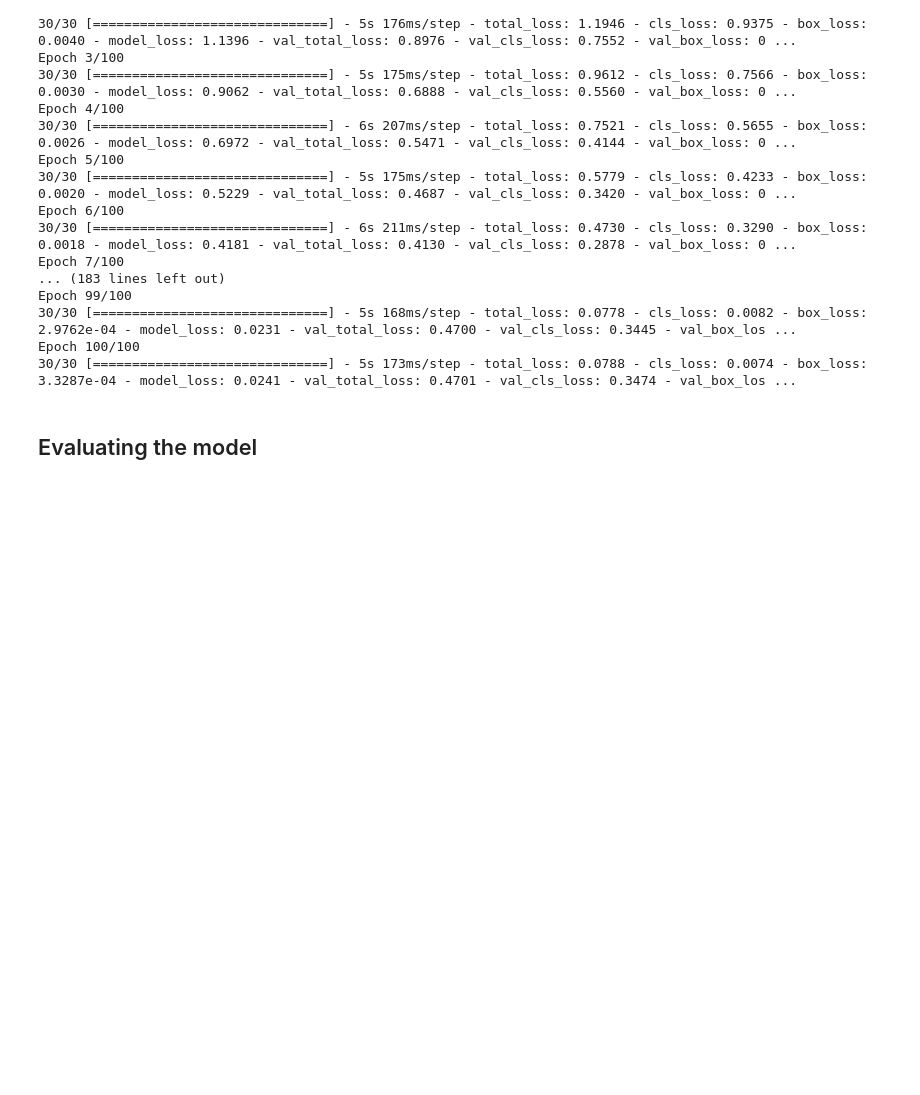
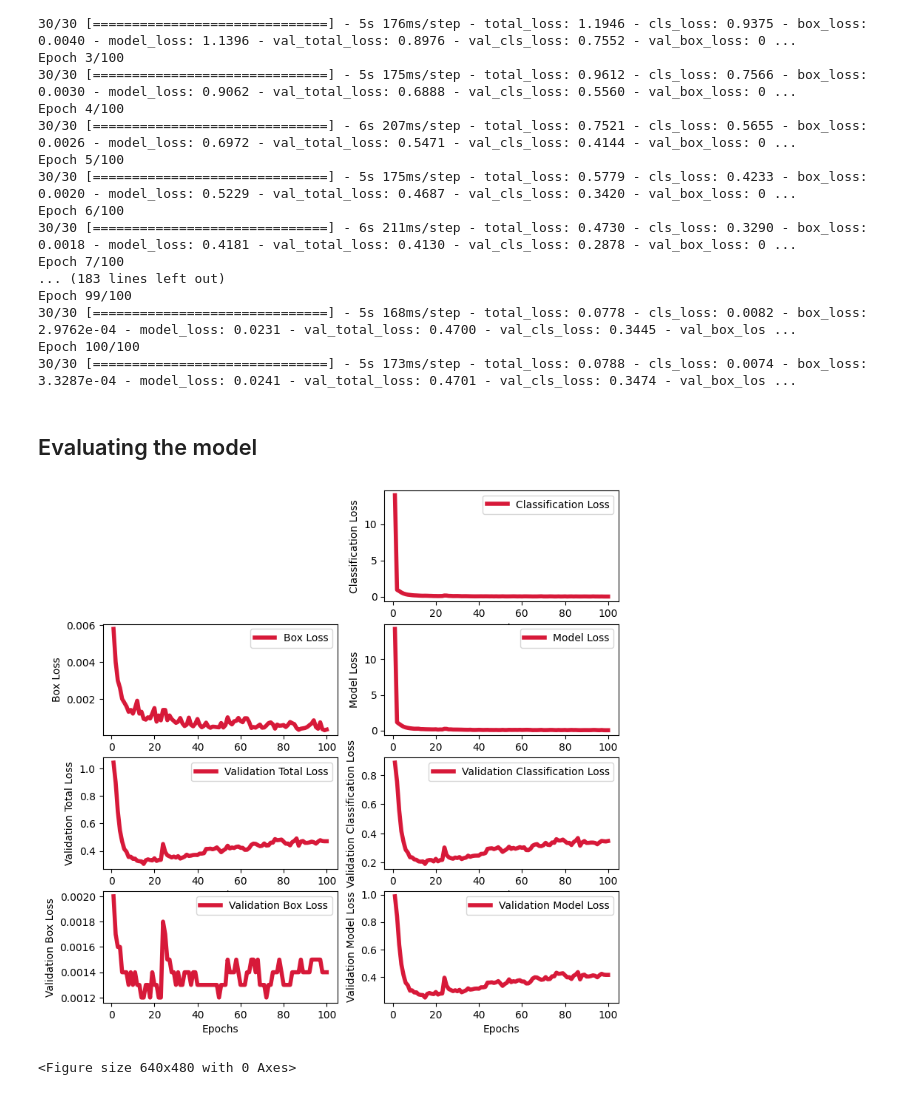
Before and after one commit to ar-robotics/transfer-learning-training, a Jupyter notebook: docs/notebooks/Custom_training_bolt_detection.ipynb, the cells around one changed output. Drawn from its saved outputs; the diff is of its cells as text; code cells hidden in the pictures; blank space fills up the shorter version.

```diff
--- a/docs/notebooks/Custom_training_bolt_detection.ipynb
+++ b/docs/notebooks/Custom_training_bolt_detection.ipynb
@@ -357,7 +357,7 @@ Epoch 100/100
 30/30 [==============================] - 5s 173ms/step - total_loss: 0.0788 - cls_loss: 0.0074 - box_loss: 3.3287e-04 - model_loss: 0.0241 - val_total_loss: 0.4701 - val_cls_loss: 0.3474 - val_box_loss: 0.0014 - val_model_loss: 0.4154
 """
 
-#pattern = r"total_loss: (\d+\.\d+(?:e[+-]?\d+)?) - cls_loss: (\d+\.\d+(?:e[+-]?\d+)?) - box_loss: (\d+\.\d+(?:e[+-]?\d+)?) - model_loss: (\d+\.\d+(?:e[+-]?\d+)?) - val_total_loss: (\d+\.\d+(?:e[+-]?\d+)?) - val_cls_loss: (\d+\.\d+(?:e[+-]?\d+)?) - val_box_loss: (\d+\.\d+(?:e[+-]?\d+)?) - val_model_loss: (\d+\.\d+(?:e[+-]?\d+)?)"
+pattern = r"total_loss: (\d+\.\d+(?:e[+-]?\d+)?) - cls_loss: (\d+\.\d+(?:e[+-]?\d+)?) - box_loss: (\d+\.\d+(?:e[+-]?\d+)?) - model_loss: (\d+\.\d+(?:e[+-]?\d+)?) - val_total_loss: (\d+\.\d+(?:e[+-]?\d+)?) - val_cls_loss: (\d+\.\d+(?:e[+-]?\d+)?) - val_box_loss: (\d+\.\d+(?:e[+-]?\d+)?) - val_model_loss: (\d+\.\d+(?:e[+-]?\d+)?)"
 
 matches = re.findall(pattern, txt_file)
 # Convert the matched strings to float and separate them into lists
@@ -367,53 +367,56 @@ total_losses, cls_losses, box_losses, model_losses, val_total_losses, val_cls_lo
 epochs = range(1, len(total_losses) + 1)
 
 plt.figure(figsize=(9,9))
-plt.plot(epochs, total_losses, ('#D71939'), label="Total Loss", linewidth=2)
+plt.plot(epochs, total_losses, ('#D71939'), label="Total Loss", linewidth=4)
 plt.xlabel("Epochs")
 plt.ylabel("Total Loss")
 plt.legend()
 plt.subplot(4, 2, 2)
-plt.plot(epochs, cls_losses, ('#D71939'), label="Classification Loss",linewidth=2)
+plt.plot(epochs, cls_losses, ('#D71939'), label="Classification Loss",linewidth=4)
 plt.xlabel("Epochs")
 plt.ylabel("Classification Loss")
 plt.legend()
 
 plt.subplot(4, 2, 3)
-plt.plot(epochs, box_losses, ('#D71939'), label="Box Loss",linewidth=2)
+plt.plot(epochs, box_losses, ('#D71939'), label="Box Loss",linewidth=4)
 plt.xlabel("Epochs")
 plt.ylabel("Box Loss")
 plt.legend()
 
 plt.subplot(4, 2, 4)
-plt.plot(epochs, model_losses, ('#D71939'), label="Model Loss")
+plt.plot(epochs, model_losses, ('#D71939'), label="Model Loss",linewidth=4)
 plt.xlabel("Epochs")
 plt.ylabel("Model Loss")
 plt.legend()
 
 plt.subplot(4, 2, 5)
-plt.plot(epochs, val_total_losses, ('#D71939'), label="Validation Total Loss")
+plt.plot(epochs, val_total_losses, ('#D71939'), label="Validation Total Loss",linewidth=4)
 plt.xlabel("Epochs")
 plt.ylabel("Validation Total Loss")
 plt.legend()
 
 plt.subplot(4, 2, 6)
-plt.plot(epochs, val_cls_losses, ('#D71939'), label="Validation Classification Loss")
+plt.plot(epochs, val_cls_losses, ('#D71939'), label="Validation Classification Loss",linewidth=4)
 plt.xlabel("Epochs")
 plt.ylabel("Validation Classification Loss")
 plt.legend()
 
 plt.subplot(4, 2, 7)
-plt.plot(epochs, val_box_losses, ('#D71939'), label="Validation Box Loss")
+plt.plot(epochs, val_box_losses, ('#D71939'), label="Validation Box Loss",linewidth=4)
 plt.xlabel("Epochs")
 plt.ylabel("Validation Box Loss")
 plt.legend()
 
 plt.subplot(4, 2, 8)
-plt.plot(epochs, val_model_losses, ('#D71939'), label="Validation Model Loss",linewidth=3)
+plt.plot(epochs, val_model_losses, ('#D71939'), label="Validation Model Loss",linewidth=4)
 plt.xlabel("Epochs")
 plt.ylabel("Validation Model Loss")
 plt.legend()
 plt.show()
 
 plt.tight_layout()
 plt.show()
+# %% [output]
+[figure, added]
+<Figure size 640x480 with 0 Axes>
 # %%
```
Also changed, not shown: parts of 3 cells of this notebook, 4 other files.
